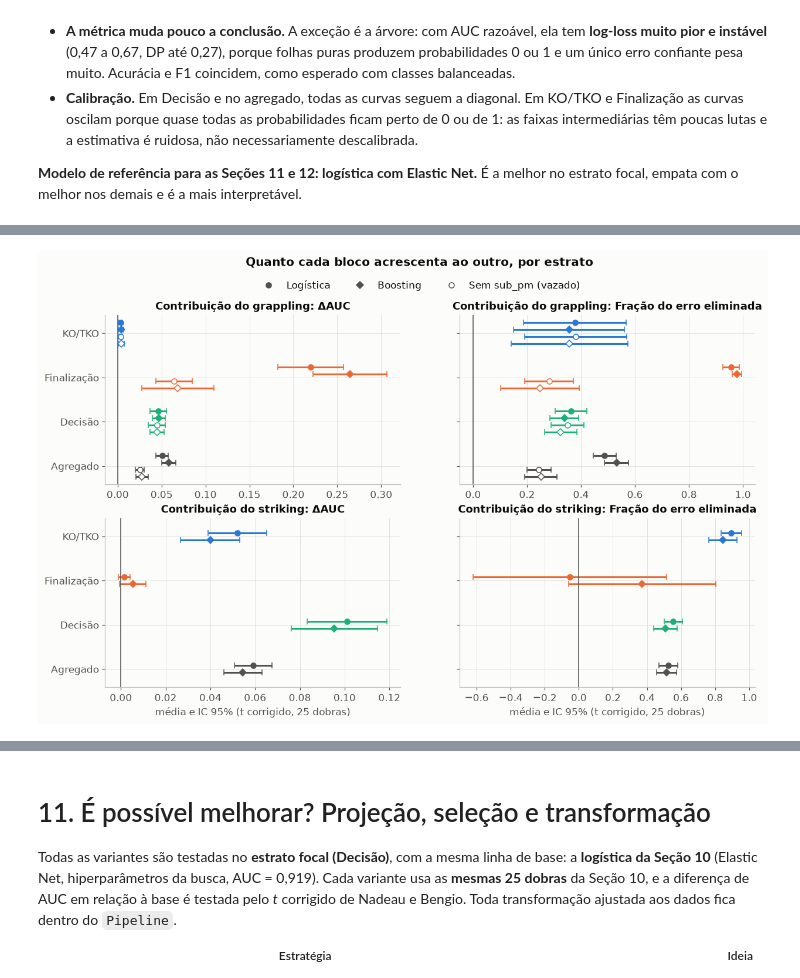
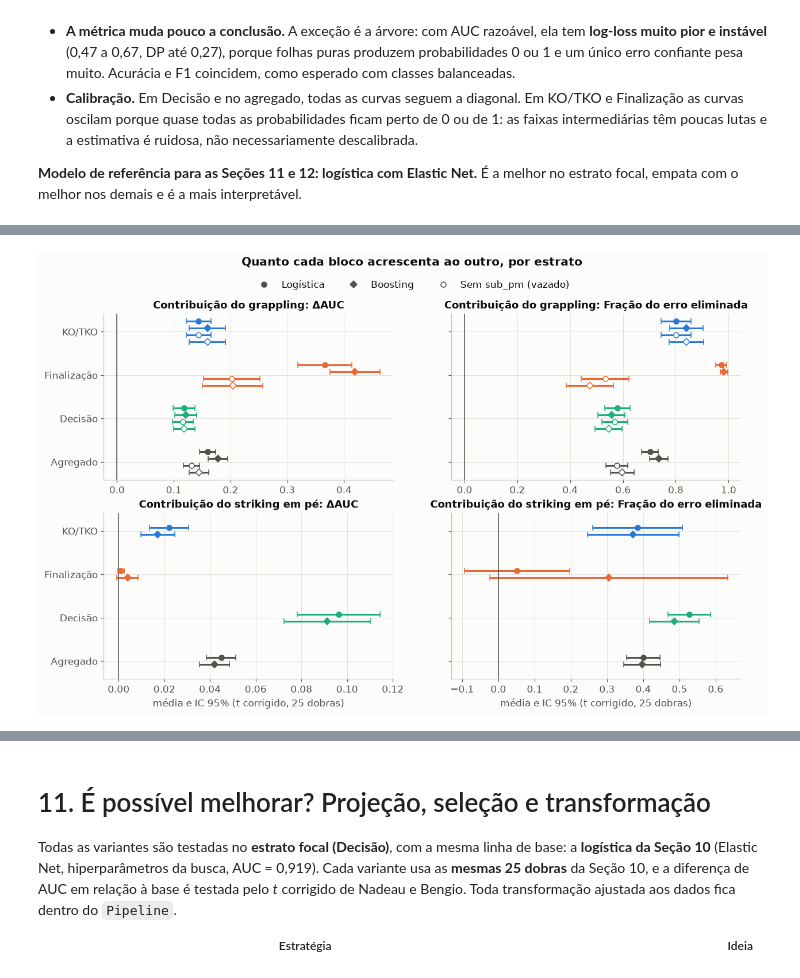
Before and after one commit to phprestes/UFC-Grappling-Decisao, a Jupyter notebook: UFC_Grappling_Decisao.ipynb, the cells around one changed output, grey strips where cells are left out. Cells and saved outputs as stored; diff of their text form; code cells hidden in the pictures.

```diff
--- a/UFC_Grappling_Decisao.ipynb
+++ b/UFC_Grappling_Decisao.ipynb
@@ -658,14 +667,14 @@ perdedor_id = np.where(lutas.winner_id == lutas.fighter_a_id, lutas.fighter_b_id
 lutas["ref_id"] = np.where(lutas.y == 1, lutas.winner_id, perdedor_id)
 lutas["opp_id"] = np.where(lutas.y == 1, perdedor_id, lutas.winner_id)
 
-valores = por_lutador.set_index(["fight_id", "fighter_id"])[ATRIBUTOS]
+valores = por_lutador.set_index(["fight_id", "fighter_id"])[ATRIBUTOS + EXTRAS]
 ref = valores.loc[list(zip(lutas.fight_id, lutas.ref_id))].to_numpy()
 opp = valores.loc[list(zip(lutas.fight_id, lutas.opp_id))].to_numpy()
 
 COLUNAS_META = ["fight_id", "date", "ano", "estrato", "method", "weight_class", "is_women",
                 "is_title_fight", "scheduled_rounds", "duracao_min", "ref_id", "opp_id", "winner_id", "y"]
 dataset = lutas[COLUNAS_META].reset_index(drop=True)
-dataset[ATRIBUTOS] = ref - opp
+dataset[ATRIBUTOS + EXTRAS] = ref - opp
 # bool[pyarrow] comparado com int dá sempre False; por isso a conversão para numpy.
 assert (dataset.y.to_numpy() == (dataset.winner_id == dataset.ref_id).to_numpy(dtype=bool)).all()
 
@@ -1424,7 +1457,7 @@ Convergiu: True | maior coef: 2.63
 G_todos = [pos(s, k) for s in ESTRATOS_INTERACAO for k in GRAPPLING]
 R_h3a = np.zeros((len(G_todos), X.shape[1]))
 R_h3a[np.arange(len(G_todos)), G_todos] = 1
-wald_h3a = res.wald_test(R_h3a)
+wald_h3a = res.wald_test(R_h3a, cov_p=V)
 print(f"H3a, Wald conjunto (14 γ de grappling = 0): χ²({len(G_todos)}) = "
       f"{float(np.squeeze(wald_h3a.statistic)):.2f}, p = {float(np.squeeze(wald_h3a.pvalue)):.4g}")
 
@@ -1432,7 +1465,7 @@ for s in ESTRATOS_INTERACAO:
     G_s = [pos(s, k) for k in GRAPPLING]
     R_s = np.zeros((len(G_s), X.shape[1]))
     R_s[np.arange(len(G_s)), G_s] = 1
-    w = res.wald_test(R_s)
+    w = res.wald_test(R_s, cov_p=V)
     print(f"H3a, {s}: χ²({len(G_s)}) = {float(np.squeeze(w.statistic)):.2f}, p = {float(np.squeeze(w.pvalue)):.4g}")
 
 tab_h3a = []
@@ -2030,8 +2064,9 @@ Modelos: **logística** (a melhor ou empatada na Seção 10.1) e **boosting** (n
 # %%
-BLOCOS = {"striking": STRIKING, "grappling": GRAPPLING, "completo": ATRIBUTOS,
-          "completo sem sub_pm": [a for a in ATRIBUTOS if a != "sub_pm"]}
+# Sem total_pm, sig_acc e kd: misturam golpes no solo ou são o próprio KO (Seção 4.2).
+BLOCOS = {"em pé": STRIKING_PE, "grappling": GRAPPLING, "em pé + grappling": STRIKING_PE + GRAPPLING,
+          "em pé + grappling sem sub_pm": STRIKING_PE + [a for a in GRAPPLING if a != "sub_pm"]}
 MODELOS_BLOCO = ["Logística", "Boosting"]
-ARQ_BLOCOS = RESULTS_DIR / "sec10_blocos.parquet"
+ARQ_BLOCOS = RESULTS_DIR / "sec10_blocos_sem_sobreposicao.parquet"
 
 # shortcut: o cache não percebe mudanças nas buscas da Seção 9; apague o arquivo para refazer.
 if ARQ_BLOCOS.exists():
@@ -2039,11 +2074,11 @@ if ARQ_BLOCOS.exists():
 else:
     partes = []
     for c in CONJUNTOS:
-        X, y = matriz(treino, c)
+        d = treino if c == "Agregado" else treino[treino["estrato"] == c]
         for m in MODELOS_BLOCO:
             for bloco, colunas in BLOCOS.items():
-                idx = [ATRIBUTOS.index(a) for a in colunas]
-                r = cross_validate(buscas[(c, m)].best_estimator_, X[:, idx], y, cv=CV_COMPARACAO,
+                r = cross_validate(buscas[(c, m)].best_estimator_, d[colunas].to_numpy(dtype=float),
+                                   d["y"].to_numpy(), cv=CV_COMPARACAO,
                                    scoring="roc_auc", n_jobs=-1)
                 partes.append(pd.DataFrame({"conjunto": c, "modelo": m, "bloco": bloco,
                                             "dobra": np.arange(len(r["test_score"])), "AUC": r["test_score"]}))
@@ -2068,7 +2103,7 @@ AUC média (25 dobras) por bloco de atributos
 # %%
-CONTRASTES = {"Grappling": ("completo", "striking"),
-              "Grappling sem sub_pm": ("completo sem sub_pm", "striking"),
-              "Striking": ("completo", "grappling")}
+CONTRASTES = {"Grappling": ("em pé + grappling", "em pé"),
+              "Grappling sem sub_pm": ("em pé + grappling sem sub_pm", "em pé"),
+              "Striking em pé": ("em pé + grappling", "grappling")}
 MEDIDAS = ["ΔAUC", "Fração do erro eliminada"]
 
 linhas = []
@@ -2089,10 +2124,12 @@ display(contrib.assign(valor=contrib.apply(com_ic, axis=1))
         .pivot(index=["contraste", "medida", "modelo"], columns="conjunto", values="valor")
         .reindex(columns=CONJUNTOS).style.set_caption("Contribuição de cada bloco: média [IC 95%]"))
 
-# Decisão contra cada estrato finalizado. Os estratos são disjuntos, então os erros-padrão se somam.
+# Decisão contra os estratos finalizados (disjuntos: as variâncias se somam) e contra o agregado.
+# As decisões estão dentro do agregado; as duas estimativas se correlacionam positivamente,
+# então somar as variâncias superestima o erro-padrão da diferença (teste conservador).
 dec = contrib[contrib.conjunto == "Decisão"].set_index(["modelo", "contraste", "medida"])
 teste_estrato = []
-for s in ["KO/TKO", "Finalização"]:
+for s in ["KO/TKO", "Finalização", "Agregado"]:
     outro = contrib[contrib.conjunto == s].set_index(["modelo", "contraste", "medida"])
     z = (dec["média"] - outro["média"]) / np.sqrt(dec["EP"] ** 2 + outro["EP"] ** 2)
     teste_estrato.append(pd.DataFrame({"comparação": f"Decisão − {s}",
@@ -2135,38 +2172,38 @@ Contribuição de cada bloco: média [IC 95%]
 # %%
 LINHAS_FIG = {"Contribuição do grappling": ["Grappling", "Grappling sem sub_pm"],
-              "Contribuição do striking": ["Striking"]}
+              "Contribuição do striking em pé": ["Striking em pé"]}
 MARCADOR = {"Logística": "o", "Boosting": "D"}
 
 fig, axes = plt.subplots(2, 2, figsize=(13, 7.5), sharey=True)
 for i, (titulo, contrastes) in enumerate(LINHAS_FIG.items()):
     series = [(m, ct) for ct in contrastes for m in MODELOS_BLOCO]
     for j, medida in enumerate(MEDIDAS):
         ax = axes[i, j]
         for s, (m, ct) in enumerate(series):
             desloc = (s - (len(series) - 1) / 2) * 0.16
             sub = contrib[(contrib.modelo == m) & (contrib.contraste == ct) & (contrib.medida == medida)]
             for k, c in enumerate(CONJUNTOS):
                 r = sub[sub.conjunto == c].iloc[0]
                 cor = COR_CONJUNTO[c]
                 ax.errorbar(r["média"], k + desloc, xerr=r["média"] - r["IC95 inf"], fmt=MARCADOR[m],
                             color=cor, mfc=cor if ct != "Grappling sem sub_pm" else "white",
                             capsize=3, markersize=6)
         ax.axvline(0, color=COR_TEXTO_2, linewidth=1)
         ax.set_title(f"{titulo}: {medida}", fontsize=12)
 axes[0, 0].set_yticks(range(len(CONJUNTOS)), CONJUNTOS)
 axes[0, 0].invert_yaxis()
 for ax in axes[1]:
     ax.set_xlabel("média e IC 95% (t corrigido, 25 dobras)")
 
 legenda = [Line2D([], [], color=COR_TEXTO_2, marker="o", linestyle="", label="Logística"),
            Line2D([], [], color=COR_TEXTO_2, marker="D", linestyle="", label="Boosting"),
            Line2D([], [], color=COR_TEXTO_2, marker="o", mfc="white", linestyle="", label="Sem sub_pm (vazado)")]
 fig.legend(handles=legenda, loc="upper center", ncol=3, frameon=False, bbox_to_anchor=(0.5, 0.97))
 fig.suptitle("Quanto cada bloco acrescenta ao outro, por estrato", fontweight="bold", y=1.0)
 salvar(fig, "fig17_delta_auc_blocos")
 plt.show()
 # %% [output]
-[figure, old version]
+[figure, new version]
 # %% [markdown]
 ### Interpretação
 
```
Also changed, not shown: parts of 41 cells of this notebook, 9 other files.
